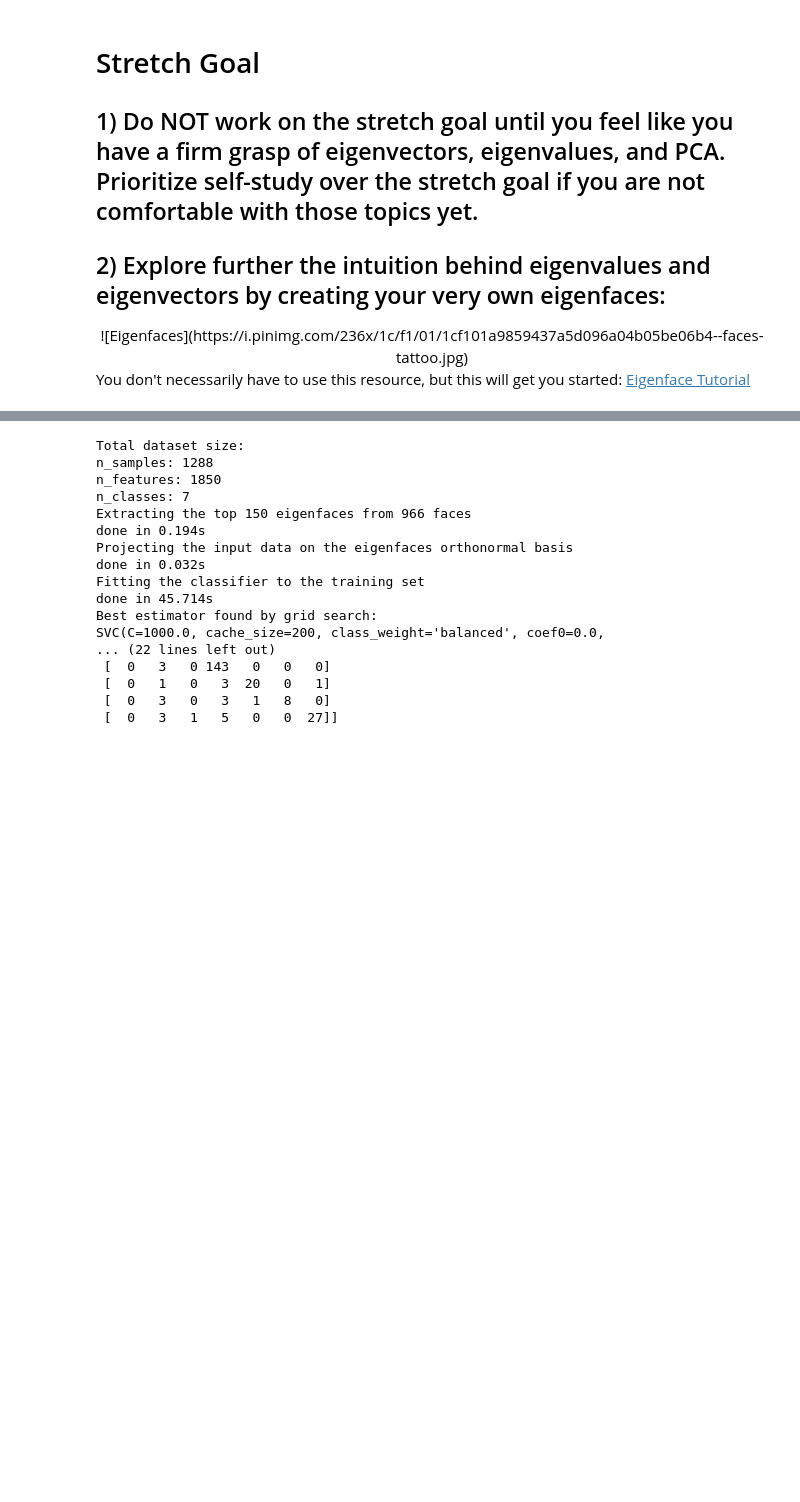
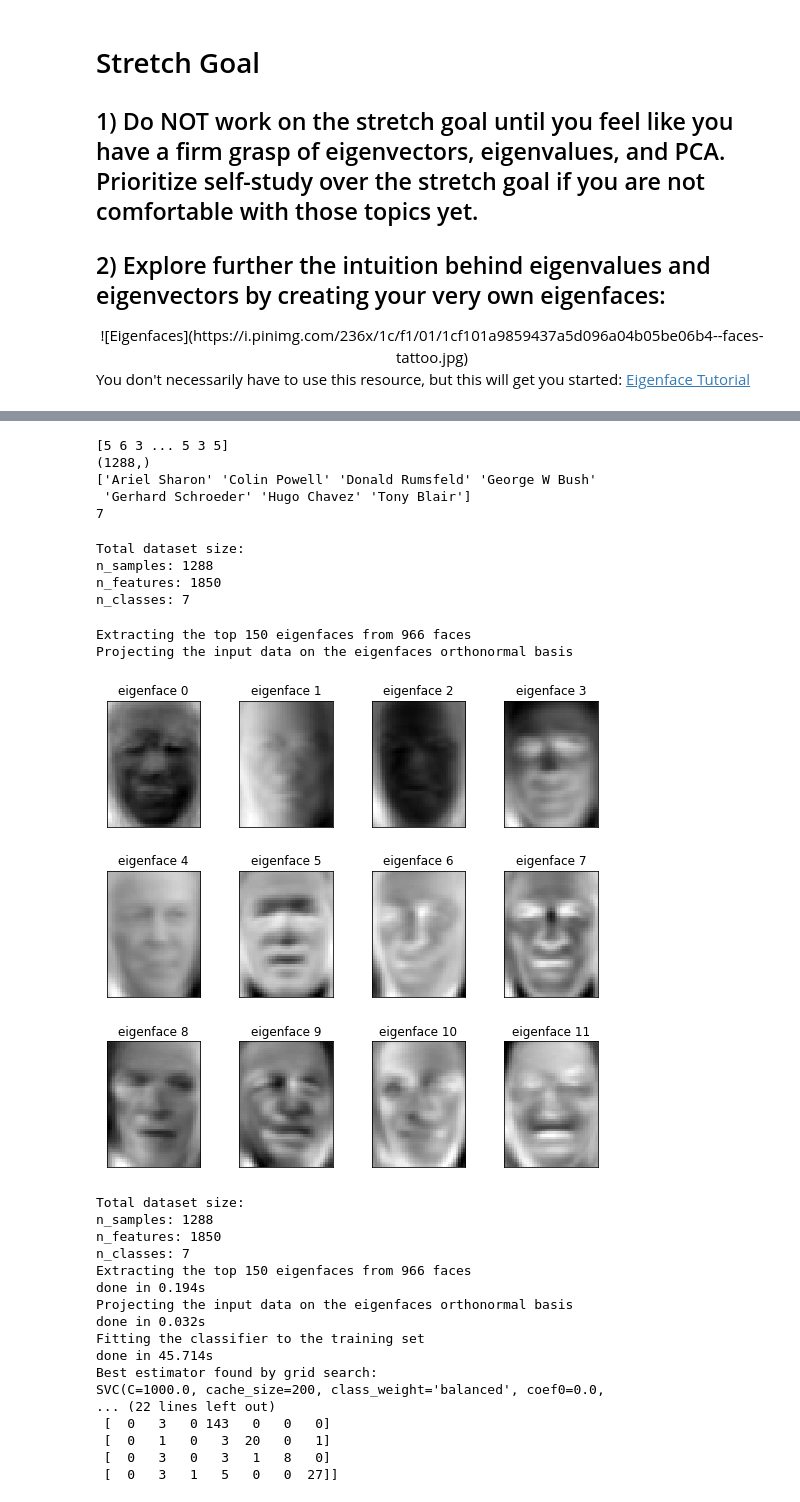
Before and after one commit to JimKing100/DS-Unit-1-Sprint-4-Linear-Algebra, a Jupyter notebook: module3-dimensionality-reduction/High Dimensional Data Assignment.ipynb, the cells around one changed output, grey strips where cells are left out. Saved outputs shown, nothing was run; the diff lists cells and outputs as text; code cells hidden in the pictures; blank space fills up the shorter version.

```diff
--- a/module3-dimensionality-reduction/High Dimensional Data Assignment.ipynb
+++ b/module3-dimensionality-reduction/High Dimensional Data Assignment.ipynb
@@ -291,3 +291,6 @@ You don't necessarily have to use this resource, but this will get you started:
 [Eigenface Tutorial](https://sandipanweb.wordpress.com/2018/01/06/eigenfaces-and-a-simple-face-detector-with-pca-svd-in-python/)
 # %%
 lfw_people = fetch_lfw_people(min_faces_per_person=70, resize=0.4)
+n_samples, h, w = lfw_people.images.shape
+
+lfw_people.images.shape
@@ -294,3 +316,65 @@ lfw_people = fetch_lfw_people(min_faces_per_person=70, resize=0.4)
+# %%
+y = lfw_people.target
+target_names = lfw_people.target_names
+n_classes = target_names.shape[0]
+
+print(y)
+print(y.shape)
+print(target_names)
+print(n_classes)
+# %% [output]
+[5 6 3 ... 5 3 5]
+(1288,)
+['Ariel Sharon' 'Colin Powell' 'Donald Rumsfeld' 'George W Bush'
+ 'Gerhard Schroeder' 'Hugo Chavez' 'Tony Blair']
+7
+# %%
+print("Total dataset size:")
+print("n_samples: %d" % n_samples)
+print("n_features: %d" % n_features)
+print("n_classes: %d" % n_classes)
+# %% [output]
+Total dataset size:
+n_samples: 1288
+n_features: 1850
+n_classes: 7
+# %%
+X_train, X_test, y_train, y_test = train_test_split(
+    X, y, test_size=0.25, random_state=42)
+# %%
+print("Extracting the top %d eigenfaces from %d faces"
+      % (n_components, X_train.shape[0]))
+
+pca = PCA(n_components=n_components, svd_solver='randomized',
+          whiten=True).fit(X_train)
+
+eigenfaces = pca.components_.reshape((n_components, h, w))
+
+print("Projecting the input data on the eigenfaces orthonormal basis")
+X_train_pca = pca.transform(X_train)
+X_test_pca = pca.transform(X_test)
+# %% [output]
+Extracting the top 150 eigenfaces from 966 faces
+Projecting the input data on the eigenfaces orthonormal basis
+# %%
+def plot_gallery(images, titles, h, w, n_row=3, n_col=4):
+    """Helper function to plot a gallery of portraits"""
+    plt.figure(figsize=(1.8 * n_col, 2.4 * n_row))
+    plt.subplots_adjust(bottom=0, left=.01, right=.99, top=.90, hspace=.35)
+    for i in range(n_row * n_col):
+        plt.subplot(n_row, n_col, i + 1)
+        plt.imshow(images[i].reshape((h, w)), cmap=plt.cm.gray)
+        plt.title(titles[i], size=12)
+        plt.xticks(())
+        plt.yticks(())
+
+
+eigenface_titles = ["eigenface %d" % i for i in range(eigenfaces.shape[0])]
+plot_gallery(eigenfaces, eigenface_titles, h, w)
+
+plt.show()
+# %% [output]
+[figure, added]
 # %%
 from time import time
 import logging
```
Also changed, not shown: parts of 2 cells of this notebook.
